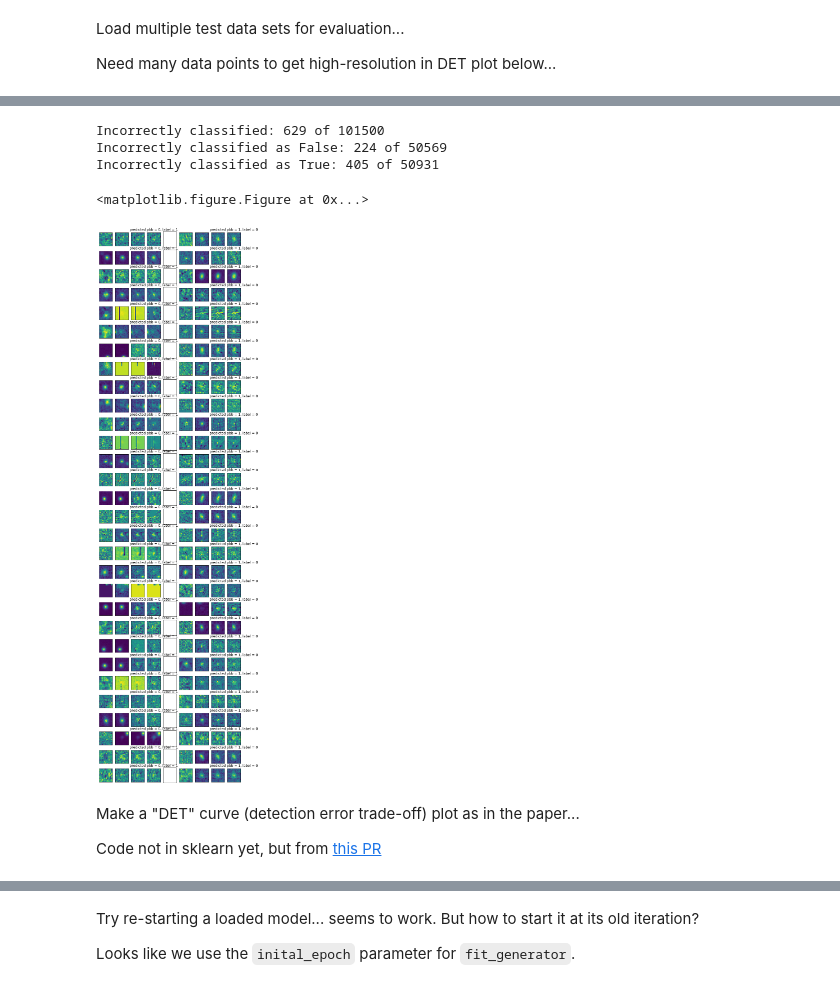
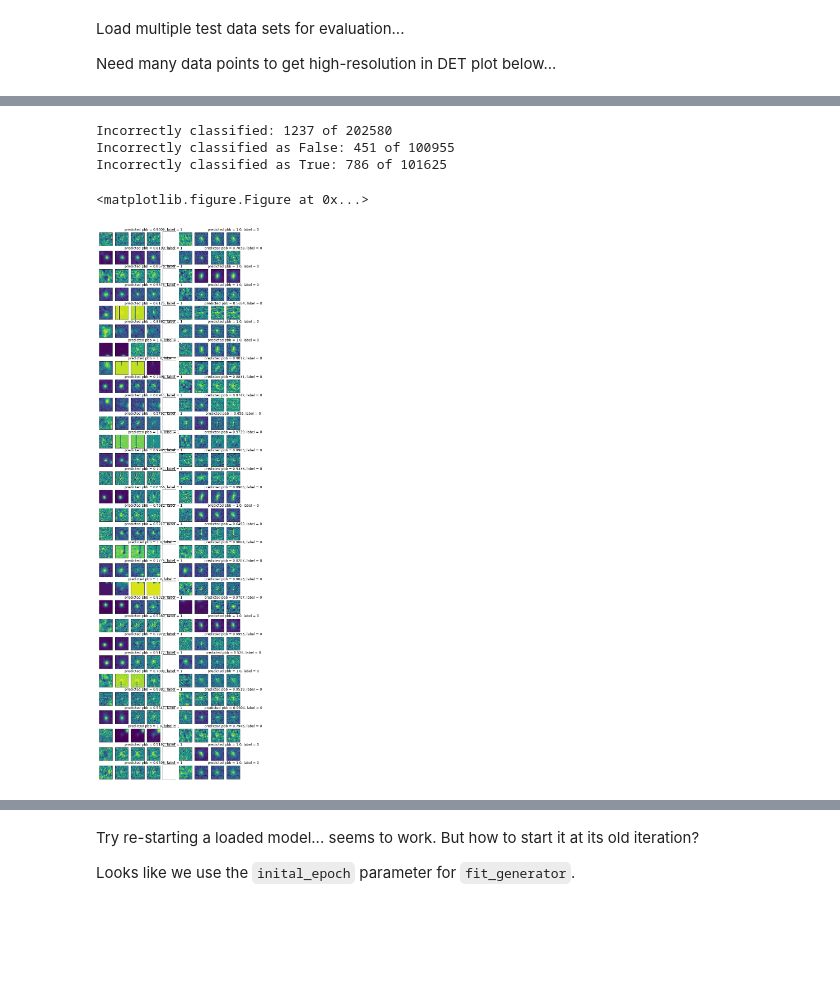
Before and after one commit to djreiss/CNN_HiTS_demo, a Jupyter notebook: CNN_HiTS_demo_big-datagen2.nbconvert.ipynb, the cells around one changed output, grey strips where cells are left out. Drawn from its saved outputs; the diff is of its cells as text; code cells hidden in the pictures; blank space fills up the shorter version.

Commit message:
Updated model; improved plots and stats

```diff
--- a/CNN_HiTS_demo_big-datagen2.nbconvert.ipynb
+++ b/CNN_HiTS_demo_big-datagen2.nbconvert.ipynb
@@ -229,7 +229,8 @@ np.random.seed(seed)
 model = make_model()
 model, histry = run_model(model, (X_train, Y_train), (X_valid, Y_valid), data_augmentation=False)
 # %%
-def plot_misclassified(model, ypred, X_test, Y_test, nmax=10, only_plot_misclassified=True):
+def plot_misclassified(model, ypred, ypred_probs,
+                       X_test, Y_test, nmax=10, only_plot_misclassified=True):
     ytest = Y_test[:, 1].astype(int)
 
     N_plot = nmax
@@ -263,14 +264,14 @@ def plot_misclassified(model, ypred, X_test, Y_test, nmax=10, only_plot_misclass
         axes.flat[9*i + 1].imshow(X_test[ind][1], interpolation = "none")
         axes.flat[9*i + 2].imshow(X_test[ind][2], interpolation = "none")
         axes.flat[9*i + 3].imshow(X_test[ind][3], interpolation = "none")
-        axes.flat[9*i + 3].set_title ("predicted pbb = " + str(np.round(ypred[ind], 4)) +
+        axes.flat[9*i + 3].set_title ("predicted pbb = " + str(np.round(ypred_probs[ind], 4)) +
                                       ", label = " + str(ytest[ind]))
         ind = plot_inds_false[ii]
         axes.flat[9*i + 5].imshow(X_test[ind][0], interpolation = "none")
         axes.flat[9*i + 6].imshow(X_test[ind][1], interpolation = "none")
         axes.flat[9*i + 7].imshow(X_test[ind][2], interpolation = "none")
         axes.flat[9*i + 8].imshow(X_test[ind][3], interpolation = "none")
-        axes.flat[9*i + 8].set_title ("predicted pbb = " + str(np.round(ypred[ind], 4)) +
+        axes.flat[9*i + 8].set_title ("predicted pbb = " + str(np.round(ypred_probs[ind], 4)) +
                                       ", label = " + str(ytest[ind]))
         i += 1
     plt.show()
@@ -445,7 +446,7 @@ Need many data points to get high-resolution in DET plot below...
 # Make sure we don't take too much RAM:
 
 X_test = Y_test = None
-for i in range(235, 255):
+for i in range(235, 275):
     (X, Y), _, _ = load_pkl_data(i, split_frac=(1.0, 1.0), verbose=False)
     if X_test is None:
         X_test, Y_test = X, Y
@@ -479,6 +477,7 @@ from sklearn import metrics
 
 pred = model.predict_proba(X_test)
 pred_classes = np.argmax(pred, 1)
+pred_probs = np.max(pred, 1)
 
 print(metrics.classification_report(Y_test[:,1].astype(int), pred_classes, digits=6))
 # %% [output]
@@ -499,12 +510,9 @@ plt.xlabel('FPR'); plt.ylabel('TPR (recall)')
 # %%
-plot_misclassified(model, pred_classes, X_test, Y_test, nmax=30, only_plot_misclassified=True)
+plot_misclassified(model, pred_classes, pred_probs,
+                   X_test, Y_test, nmax=30, only_plot_misclassified=True)
 # %% [output]
-Incorrectly classified: 629 of 101500
-Incorrectly classified as False: 224 of 50569
-Incorrectly classified as True: 405 of 50931
+Incorrectly classified: 1237 of 202580
+Incorrectly classified as False: 451 of 100955
+Incorrectly classified as True: 786 of 101625
 <matplotlib.figure.Figure at 0x...>
-[figure, old version]
+[figure, new version]
-# %% [markdown]
-Make a "DET" curve (detection error trade-off) plot as in the paper...
-
-Code not in sklearn yet, but from [this PR](https://github.com/scikit-learn/scikit-learn/pull/4980)
```
Also changed, not shown: parts of 9 cells of this notebook, 4 other files.
